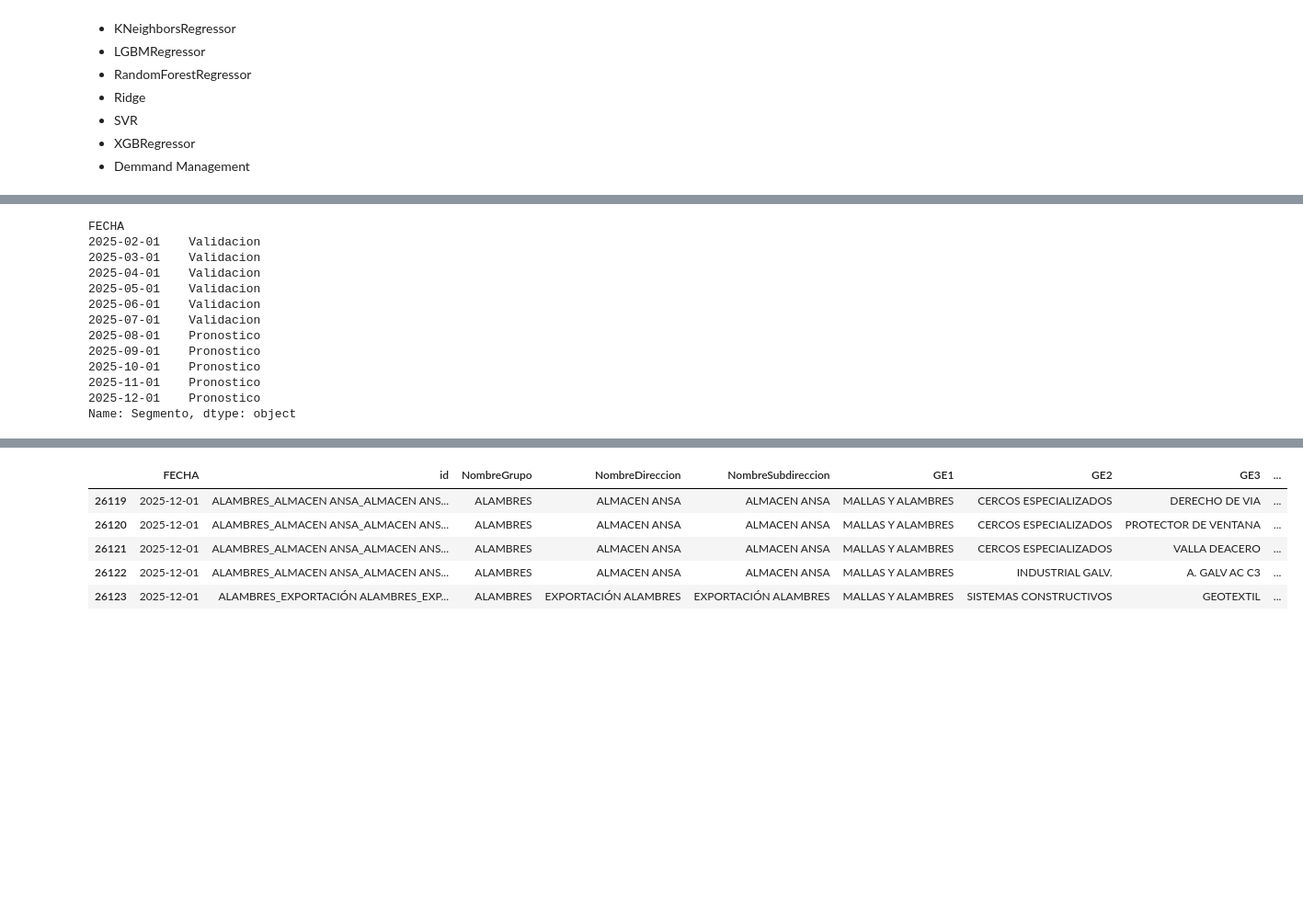
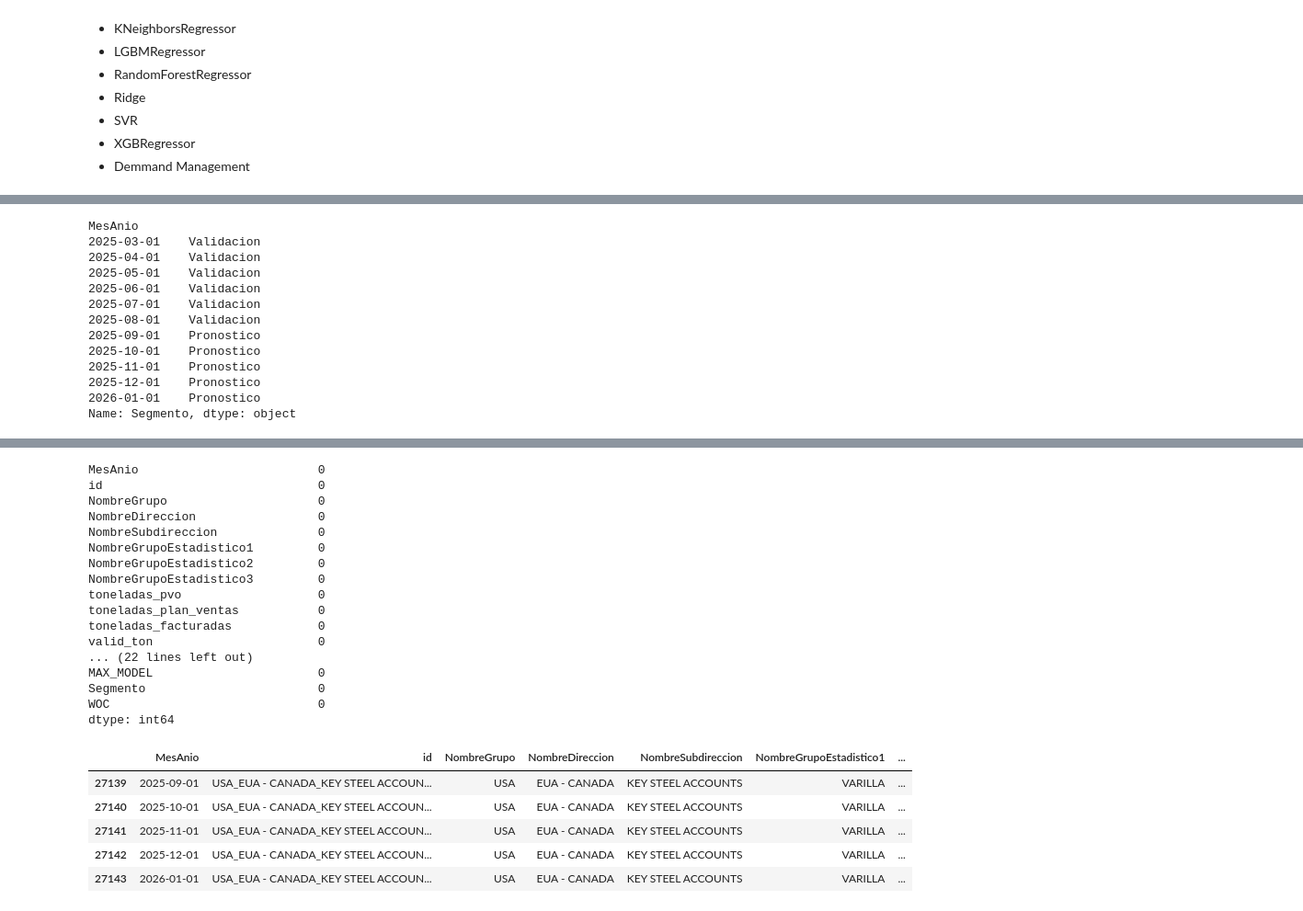
Before and after one commit to adojedar/demanda2, a Jupyter notebook: POP_BQ.ipynb, the cells around one changed output, grey strips where cells are left out. Shown at 92% size. Cells and saved outputs as stored; diff of their text form; code cells hidden in the pictures; blank space fills up the shorter version.

```diff
--- a/POP_BQ.ipynb
+++ b/POP_BQ.ipynb
@@ -525,0 +322,26 @@ out.groupby("MAX_MODEL").FECHA.value_counts().unstack(-1)
+# %%
+forecast = data_bq(QUERY_RESULTADOS_MODEL2)
+print("CONSULTANDO RESULTADOS MODELO 2")
+forecast.sort_index(inplace=True, ascending=True)
+
+forecast["Y_HIST"] = forecast["Y_HIST"].astype(float)
+forecast["Y_PREDICCION"] = forecast["Y_PREDICCION"].astype(float)
+forecast["Y_PRONOSTICOS"] = forecast["Y_PRONOSTICOS"].astype(float)
+forecast["Y_TEST"] = forecast["Y_TEST"].astype(float)
+
+print(forecast.FECHA.value_counts().sort_index().tail(5))
+
+out = transform_MIDAS(forecast)
+print("TRANSFORMANDO DATOS")
+out.sample(5)
+
+out.MesAnio = pd.to_datetime(out.MesAnio)
+display(out.groupby("MesAnio").sum(numeric_only = True).round(0))
+out = out.merge(base_t, how = "left", on = ["MesAnio","NombreSubdireccion","NombreGrupoEstadistico3"] ,validate = "1:1", suffixes=('', '_v1'))
+
+out["MAX_MODEL"] = True
+out = FACT.merge(out, how = "left", on = ["MesAnio","NombreSubdireccion","NombreGrupoEstadistico3"] ,validate = "1:1")
+
+out["MAX_MODEL"] = out["MAX_MODEL"].fillna(False)
+
+out.sample(5)
@@ -526,36 +384,35 @@ out.groupby("MAX_MODEL").FECHA.value_counts().unstack(-1)
 # %%
 df = out.copy()
 
-df["SUBG3"] = df['NombreSubdireccion'] + "_" + df["GE3"]
-
-df.FECHA = pd.to_datetime(df.FECHA)
-
 #FILTRO LIMITE INFERIOR
-df = df [df.FECHA >= date_last_6m]
+df = df [df.MesAnio >= date_last_6m]
 
 #FILTRO LIMITE SUPERIOR?
 
-df = df [df.FECHA <= date_forecas]
+df = df [df.MesAnio <= date_forecas]
 
-df['Segmento'] = np.where ((df.FECHA >= date_last_6m) & (df.FECHA < date_today), "Validacion", "Pronostico")
+df['Segmento'] = np.where ((df.MesAnio >= date_last_6m) & (df.MesAnio < date_today), "Validacion", "Pronostico")
 
 # Agregando modelo WOC
-df['WOC'] = df.mean(numeric_only = True, axis = 1)
+#df['WOC'] = df.mean(numeric_only = True, axis = 1)
+df['WOC'] = df[['BayesianRidge', 'GradientBoostingRegressor', 'KNeighborsRegressor','LGBMRegressor', 'RandomForestRegressor', 'Ridge', 'SVR','XGBRegressor']].fillna(0).mean(axis = 1)
 
-df.groupby("FECHA").Segmento.last()
+df['WOC_v1'] = df[['BayesianRidge_v1', 'GradientBoostingRegressor_v1', 'KNeighborsRegressor_v1','LGBMRegressor_v1', 'RandomForestRegressor_v1', 'Ridge_v1', 'SVR_v1','XGBRegressor_v1']].fillna(0).mean(axis = 1)
+
+df.groupby("MesAnio").Segmento.last()
 # %% [output]
-FECHA
-2025-02-01    Validacion
+MesAnio
 2025-03-01    Validacion
 2025-04-01    Validacion
 2025-05-01    Validacion
 2025-06-01    Validacion
 2025-07-01    Validacion
-2025-08-01    Pronostico
+2025-08-01    Validacion
 2025-09-01    Pronostico
 2025-10-01    Pronostico
 2025-11-01    Pronostico
 2025-12-01    Pronostico
+2026-01-01    Pronostico
 Name: Segmento, dtype: object
 # %%
 display(df.isna().sum())
@@ -563,5 +420,7 @@ display(df.isna().sum())
 # imputamos 0s
 df.fillna(0, inplace=True)
 
+display(df.isna().sum())
+
 df.tail()
 # %% [output]
@@ -584,7 +443,24 @@ WOC                          0
 dtype: int64
+MesAnio                         0
+id                              0
+NombreGrupo                     0
+NombreDireccion                 0
+NombreSubdireccion              0
+NombreGrupoEstadistico1         0
+NombreGrupoEstadistico2         0
+NombreGrupoEstadistico3         0
+toneladas_pvo                   0
+toneladas_plan_ventas           0
+toneladas_facturadas            0
+valid_ton                       0
+... (22 lines left out)
+MAX_MODEL                       0
+Segmento                        0
+WOC                             0
+dtype: int64
-|  | FECHA | id | NombreGrupo | NombreDireccion | NombreSubdireccion | GE1 | GE2 | GE3 | ... |
-| 26119 | 2025-12-01 | ALAMBRES_ALMACEN ANSA_ALMACEN ANS... | ALAMBRES | ALMACEN ANSA | ALMACEN ANSA | MALLAS Y ALAMBRES | CERCOS ESPECIALIZADOS | DERECHO DE VIA | ... |
-| 26120 | 2025-12-01 | ALAMBRES_ALMACEN ANSA_ALMACEN ANS... | ALAMBRES | ALMACEN ANSA | ALMACEN ANSA | MALLAS Y ALAMBRES | CERCOS ESPECIALIZADOS | PROTECTOR DE VENTANA | ... |
-| 26121 | 2025-12-01 | ALAMBRES_ALMACEN ANSA_ALMACEN ANS... | ALAMBRES | ALMACEN ANSA | ALMACEN ANSA | MALLAS Y ALAMBRES | CERCOS ESPECIALIZADOS | VALLA DEACERO | ... |
-| 26122 | 2025-12-01 | ALAMBRES_ALMACEN ANSA_ALMACEN ANS... | ALAMBRES | ALMACEN ANSA | ALMACEN ANSA | MALLAS Y ALAMBRES | INDUSTRIAL GALV. | A. GALV AC C3 | ... |
-| 26123 | 2025-12-01 | ALAMBRES_EXPORTACIÓN ALAMBRES_EXP... | ALAMBRES | EXPORTACIÓN ALAMBRES | EXPORTACIÓN ALAMBRES | MALLAS Y ALAMBRES | SISTEMAS CONSTRUCTIVOS | GEOTEXTIL | ... |
+|  | MesAnio | id | NombreGrupo | NombreDireccion | NombreSubdireccion | NombreGrupoEstadistico1 | ... |
+| 27139 | 2025-09-01 | USA_EUA - CANADA_KEY STEEL ACCOUN... | USA | EUA - CANADA | KEY STEEL ACCOUNTS | VARILLA | ... |
+| 27140 | 2025-10-01 | USA_EUA - CANADA_KEY STEEL ACCOUN... | USA | EUA - CANADA | KEY STEEL ACCOUNTS | VARILLA | ... |
+| 27141 | 2025-11-01 | USA_EUA - CANADA_KEY STEEL ACCOUN... | USA | EUA - CANADA | KEY STEEL ACCOUNTS | VARILLA | ... |
+| 27142 | 2025-12-01 | USA_EUA - CANADA_KEY STEEL ACCOUN... | USA | EUA - CANADA | KEY STEEL ACCOUNTS | VARILLA | ... |
+| 27143 | 2026-01-01 | USA_EUA - CANADA_KEY STEEL ACCOUN... | USA | EUA - CANADA | KEY STEEL ACCOUNTS | VARILLA | ... |
```
Also changed, not shown: parts of 38 cells of this notebook, 3 other files.
